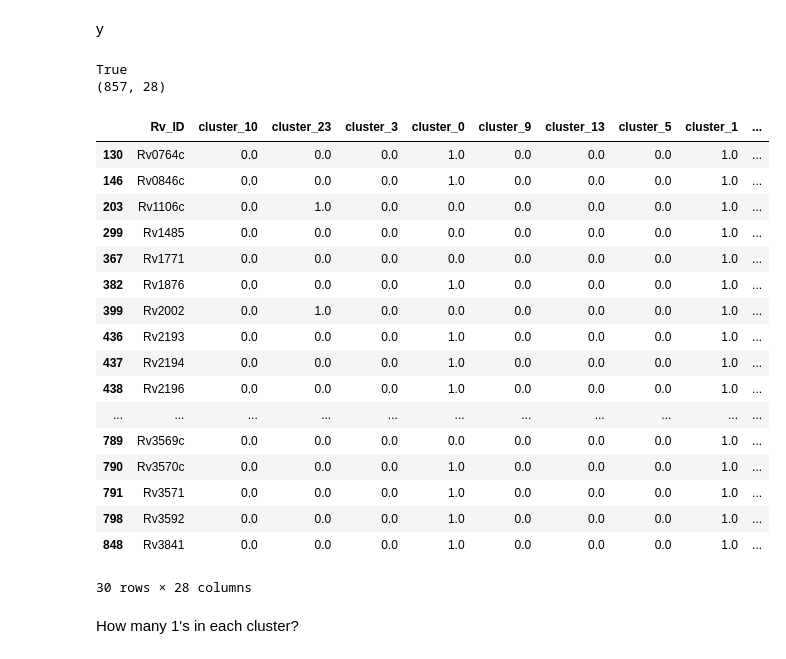
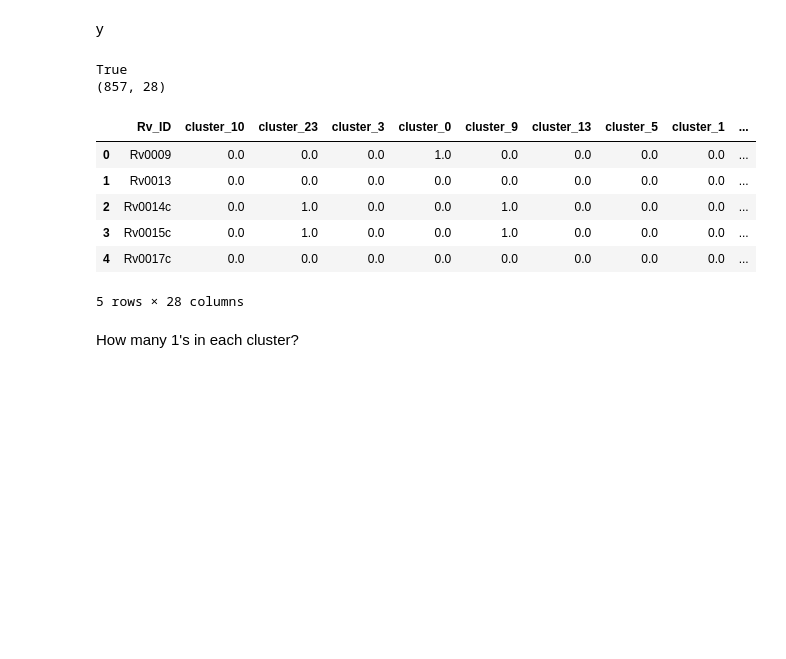
Before and after one commit to ajinich/mtb_tn_db, a Jupyter notebook: ml-standardised_data/classify_by_metabolites.ipynb, the cells around one changed output. Saved outputs shown, nothing was run; the diff lists cells and outputs as text; code cells hidden in the pictures; blank space fills up the shorter version.

```diff
--- a/ml-standardised_data/classify_by_metabolites.ipynb
+++ b/ml-standardised_data/classify_by_metabolites.ipynb
@@ -163,28 +163,17 @@ y
 # %%
 # cols_chebi = [col for col in df_class.columns if 'CHEBI' in col]
 cols_chebi = [col for col in df_class.columns if 'cluster' in col]
 df_y = df_lfc_train[['Rv_ID']].merge(df_class, on = 'Rv_ID', how = 'left')[['Rv_ID']+cols_chebi].copy()
 print(df_y.Rv_ID.tolist() == df_lfc_train.Rv_ID.tolist())
 print(df_y.shape)
-df_y[df_y.cluster_1==1]
+df_y.head()
 # %% [output]
 True
 (857, 28)
 |  | Rv_ID | cluster_10 | cluster_23 | cluster_3 | cluster_0 | cluster_9 | cluster_13 | cluster_5 | cluster_1 | ... |
-| 130 | Rv0764c | 0.0 | 0.0 | 0.0 | 1.0 | 0.0 | 0.0 | 0.0 | 1.0 | ... |
-| 146 | Rv0846c | 0.0 | 0.0 | 0.0 | 1.0 | 0.0 | 0.0 | 0.0 | 1.0 | ... |
-| 203 | Rv1106c | 0.0 | 1.0 | 0.0 | 0.0 | 0.0 | 0.0 | 0.0 | 1.0 | ... |
-| 299 | Rv1485 | 0.0 | 0.0 | 0.0 | 0.0 | 0.0 | 0.0 | 0.0 | 1.0 | ... |
-| 367 | Rv1771 | 0.0 | 0.0 | 0.0 | 0.0 | 0.0 | 0.0 | 0.0 | 1.0 | ... |
-| 382 | Rv1876 | 0.0 | 0.0 | 0.0 | 1.0 | 0.0 | 0.0 | 0.0 | 1.0 | ... |
-| 399 | Rv2002 | 0.0 | 1.0 | 0.0 | 0.0 | 0.0 | 0.0 | 0.0 | 1.0 | ... |
-| 436 | Rv2193 | 0.0 | 0.0 | 0.0 | 1.0 | 0.0 | 0.0 | 0.0 | 1.0 | ... |
-| 437 | Rv2194 | 0.0 | 0.0 | 0.0 | 1.0 | 0.0 | 0.0 | 0.0 | 1.0 | ... |
-| 438 | Rv2196 | 0.0 | 0.0 | 0.0 | 1.0 | 0.0 | 0.0 | 0.0 | 1.0 | ... |
-| ... | ... | ... | ... | ... | ... | ... | ... | ... | ... | ... |
-| 789 | Rv3569c | 0.0 | 0.0 | 0.0 | 0.0 | 0.0 | 0.0 | 0.0 | 1.0 | ... |
-| 790 | Rv3570c | 0.0 | 0.0 | 0.0 | 1.0 | 0.0 | 0.0 | 0.0 | 1.0 | ... |
-| 791 | Rv3571 | 0.0 | 0.0 | 0.0 | 1.0 | 0.0 | 0.0 | 0.0 | 1.0 | ... |
-| 798 | Rv3592 | 0.0 | 0.0 | 0.0 | 1.0 | 0.0 | 0.0 | 0.0 | 1.0 | ... |
-| 848 | Rv3841 | 0.0 | 0.0 | 0.0 | 1.0 | 0.0 | 0.0 | 0.0 | 1.0 | ... |
+| 0 | Rv0009 | 0.0 | 0.0 | 0.0 | 1.0 | 0.0 | 0.0 | 0.0 | 0.0 | ... |
+| 1 | Rv0013 | 0.0 | 0.0 | 0.0 | 0.0 | 0.0 | 0.0 | 0.0 | 0.0 | ... |
+| 2 | Rv0014c | 0.0 | 1.0 | 0.0 | 0.0 | 1.0 | 0.0 | 0.0 | 0.0 | ... |
+| 3 | Rv0015c | 0.0 | 1.0 | 0.0 | 0.0 | 1.0 | 0.0 | 0.0 | 0.0 | ... |
+| 4 | Rv0017c | 0.0 | 0.0 | 0.0 | 0.0 | 0.0 | 0.0 | 0.0 | 0.0 | ... |
-30 rows × 28 columns
+5 rows × 28 columns
```
Also changed, not shown: parts of 1 cell of this notebook, 4 other files.
